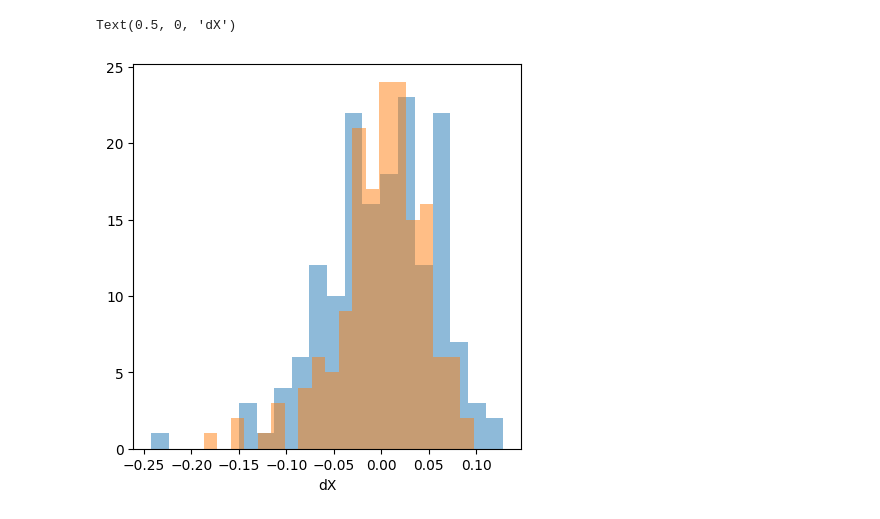
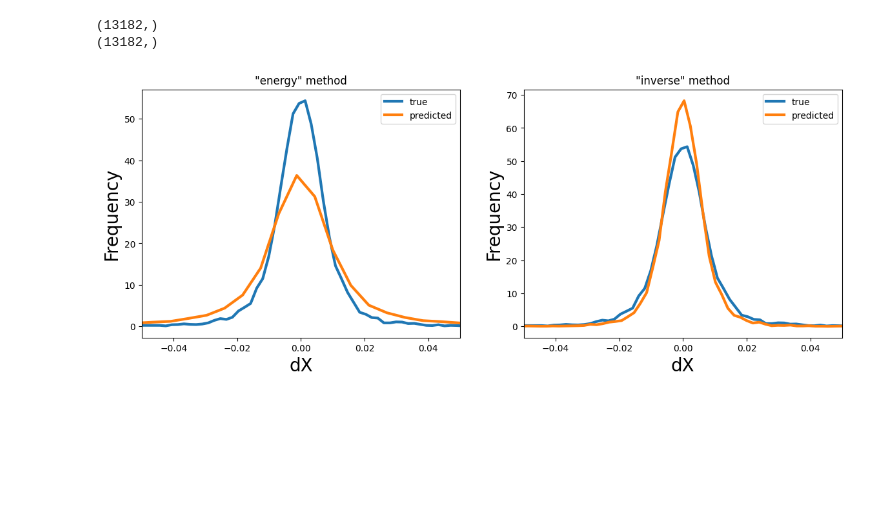
Before and after one commit to marseille-matmol/LammpsImplicitDerivative, a Jupyter notebook: examples/HEA_plot_results.ipynb, the cells around one changed output. Drawn from its saved outputs; the diff is of its cells as text; code cells hidden in the pictures; blank space fills up the shorter version.

```diff
--- a/examples/HEA_plot_results.ipynb
+++ b/examples/HEA_plot_results.ipynb
@@ -65,9 +88,44 @@ plt.show()
-# %%
-# plot histogram dX_pred vs dX_true
-fig, ax = plt.subplots(1, 1, figsize=(5, 5))
-ax.hist(dX_true, bins=20, color='tab:blue', alpha=0.5, label='true')
-ax.hist(dX_pred, bins=20, color='tab:orange', alpha=0.5, label='predicted')
-ax.set_xlabel('dX')
-# %% [output]
-Text(0.5, 0, 'dX')
-[figure, removed]
+# %%
+# plot histogram dX_pred vs dX_true
+
+fig, ax = plt.subplots(1, 2, figsize=(14, 5))
+
+for i, output_dict in enumerate([output_dict_energy, output_dict_inverse]):
+
+    dX_true = output_dict['dX_true']
+    dX_pred = output_dict['dX_pred']
+    method = output_dict['method']
+
+    xmin, xmax = -0.1, 0.1
+    dX_true_plot = dX_true[(dX_true > xmin) & (dX_true < xmax)]
+    dX_pred_plot = dX_pred[(dX_true > xmin) & (dX_true < xmax)]
+
+    #dX_true_plot = dX_true
+    #dX_pred_plot = dX_pred
+
+    #ax[i].hist(dX_true_plot, bins=100, color='tab:blue', alpha=0.5, label='true')
+    #ax[i].hist(dX_pred_plot, bins=100, color='tab:orange', alpha=0.5, label='predicted')
+
+    # Transform hists to curves
+    hist, bin_edges = np.histogram(dX_true_plot, bins=100, density=True)
+    bin_centers = (bin_edges[:-1] + bin_edges[1:]) / 2
+    ax[i].plot(bin_centers, hist, label='true', color='tab:blue', lw=3)
+
+    hist, bin_edges = np.histogram(dX_pred_plot, bins=100, density=True)
+    bin_centers = (bin_edges[:-1] + bin_edges[1:]) / 2
+    ax[i].plot(bin_centers, hist, label='predicted', color='tab:orange', lw=3)
+
+    fsize=20
+    ax[i].set_xlabel('dX', fontsize=fsize)
+    ax[i].set_ylabel('Frequency', fontsize=fsize)
+    ax[i].legend()
+    ax[i].set_title(f'"{method}" method')
+
+    ax[i].set_xlim(-0.05, 0.05)
+
+print(dX_true.shape)
+print(dX_pred.shape)
+# %% [output]
+(13182,)
+(13182,)
+[figure, added]
```
Also changed, not shown: parts of 4 cells of this notebook, 2 other files.
